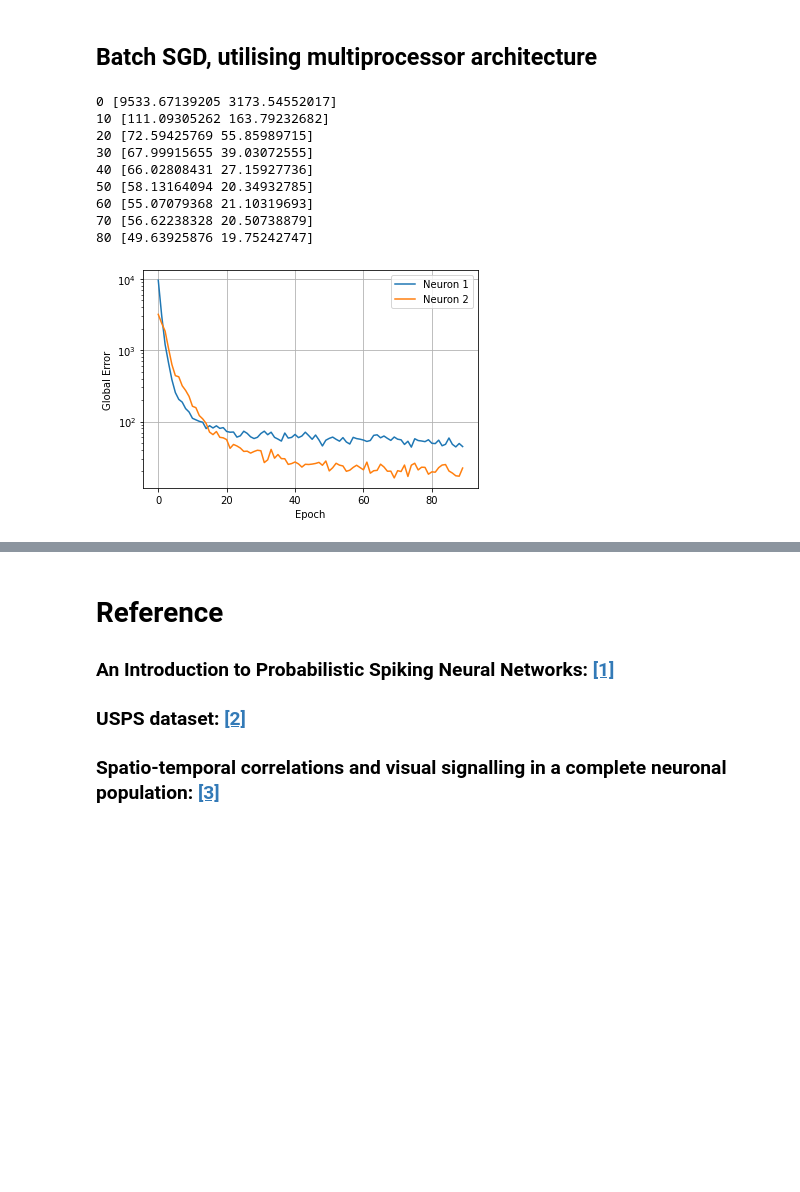
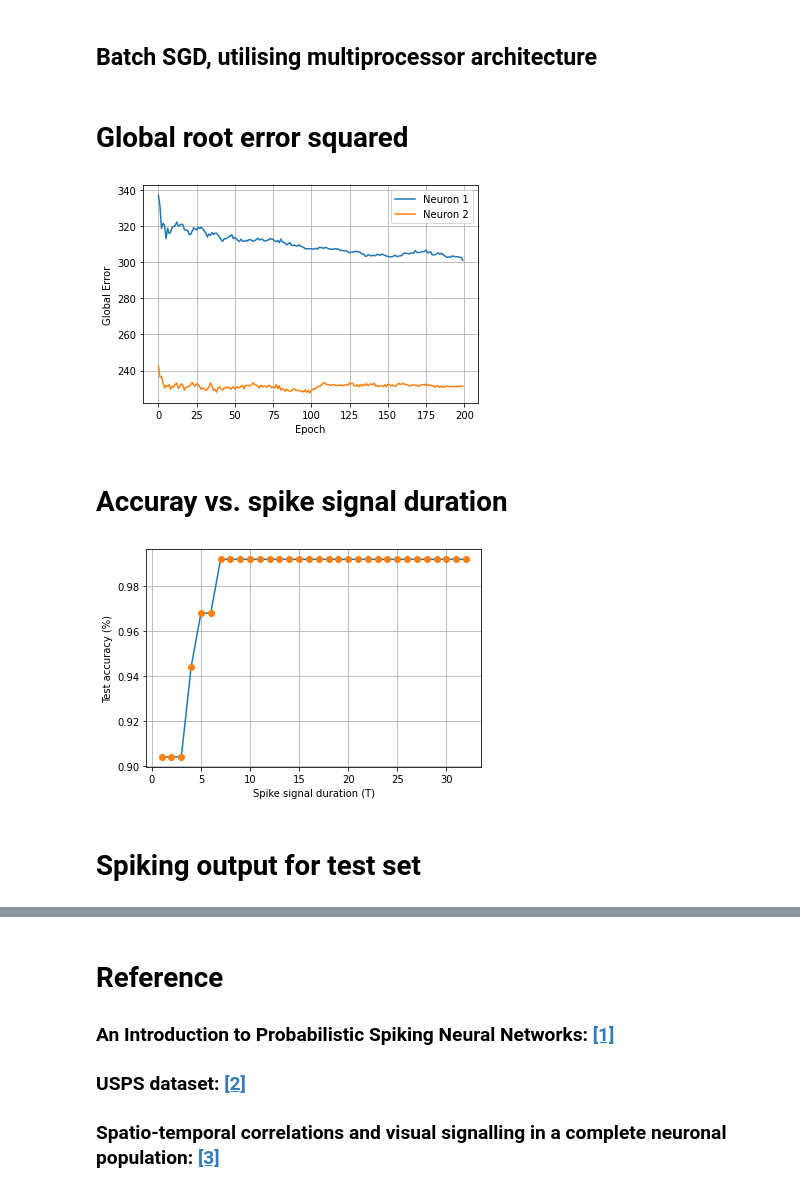
Before and after one commit to rpazuki/snn.tutorial, a Jupyter notebook: fully.obseverd.models.ipynb, the cells around one changed output, grey strips where cells are left out. Cells and saved outputs as stored; diff of their text form; code cells hidden in the pictures; blank space fills up the shorter version.

```diff
--- a/fully.obseverd.models.ipynb
+++ b/fully.obseverd.models.ipynb
@@ -817,11 +831,11 @@ for j in [0,1]:
 ## Batch SGD, utilising multiprocessor architecture
 # %%
 # lerning rate
-etas = [0.3, 0.3]
+etas = [0.5, 0.5]
 # maximum epoch
-epoch = 90
+epoch = 200
 # batch size
-batch_size = 100
+batch_size = 20
 
 global_errors = np.zeros((neuron_numbers, epoch))
 # A single neuron finds it MLE gradiants
@@ -833,13 +847,8 @@ def parallel_learning(args):
     eta = args[3]
     batch_len = images.shape[0]
     errors = np.zeros(batch_len)
-    for i in  range(batch_len):
-        image = images[i, :, :]
-        label = labels[i, :]
-        _, errs = neuron.update(image, label, eta)
-        errors[i] = np.sum(errs**2)
-
-    return (neuron, errors)
+    ui, errs = neuron.batch_update(images, labels, eta, batch_len)
+    return (neuron, errs, ui)
 
 
 
@@ -851,8 +860,6 @@ for i in range(neuron_numbers):
     network += [init_neuron(i)]
 
 for epo in range(epoch):
-    #if epo % 10 == 0:
-    #    print(f"epoch={epo}")
 
     #shuffle the training set at the start of each epoch
     np.random.shuffle(image_indices)
@@ -861,29 +868,14 @@ for epo in range(epoch):
         batch_indices = list(range(i_start, min(i_start+batch_size, train_size)))
         images = trainset[batch_indices, :, :]
         labels = train_y[:, batch_indices, :]
-        #params = [(labels[i, :, :], images, network[i], etas[i]/((epo//5)+1)) for i in range(neuron_numbers)]
-        params = [(labels[i, :, :], images, network[i], etas[i]/ np.sqrt(1 + 10*epo)) for i in range(neuron_numbers)]
-        #params = [(labels[i, :, :], images, network[i], etas[i]/ (1 + epo) for i in range(neuron_numbers)]
+        params = [(labels[i, :, :], images, network[i], etas[i]/ (1 + epo)) for i in range(neuron_numbers)]
 
         with Pool(neuron_numbers) as pool:
             parallel_result = pool.map(parallel_learning, params)
 
         for i in range(neuron_numbers):
-            neuron, err = parallel_result[i]
+            neuron, err, ui = parallel_result[i]
             errors[i] += np.sum(err)
             network[i] = neuron
 
     global_errors[:, epo] = errors
-
-    if epo % 10 == 0:
-        print(epo, global_errors[:, epo])
-# %% [output]
-0 [9533.67139205 3173.54552017]
-10 [111.09305262 163.79232682]
-20 [72.59425769 55.85989715]
-30 [67.99915655 39.03072555]
-40 [66.02808431 27.15927736]
-50 [58.13164094 20.34932785]
-60 [55.07079368 21.10319693]
-70 [56.62238328 20.50738879]
-80 [49.63925876 19.75242747]
@@ -962,14 +882,53 @@ for epo in range(epoch):
+# %% [markdown]
+# Global root error squared
 # %%
 plt.plot(np.abs(global_errors[0, :]), label="Neuron 1")
 plt.plot(np.abs(global_errors[1, :]), label="Neuron 2")
 plt.xlabel("Epoch")
 plt.ylabel("Global Error")
-plt.yscale("log")
 plt.grid()
 plt.legend()
 plt.show()
 # %% [output]
-[figure, old version]
+[figure, new version]
+# %% [markdown]
+# Accuray vs. spike signal duration
+# %%
+def moving_average(x, w):
+    return np.convolve(x, np.ones(w), 'valid') / w
+
+n1 = network[0]
+n2 = network[1]
+p = 1/Freq
+
+accuracies = np.zeros(T)
+for t in range(1, T+1):
+    TP = 0
+    for image_index in range(test_size):
+        image  = testset[image_index,:,:]
+
+        label = y2_te[image_index]
+
+        pred_1 = np.mean(moving_average(n1.spikes_f(image)[:t], Freq))
+        pred_2 = np.mean(moving_average(n2.spikes_f(image)[:t], Freq))
+        #print(label, pred_1, pred_2)
+        if np.abs(p - pred_1) < np.abs(p - pred_2) and label == 1:
+            TP  += 1
+        elif np.abs(p - pred_1) > np.abs(p - pred_2) and label == 7:
+            TP  += 1
+    accuracies[t-1] = TP/test_size
+
+
+plt.plot(range(1, T+1), accuracies)
+plt.plot(range(1, T+1), accuracies, 'o')
+plt.xlabel("Spike signal duration (T)")
+plt.ylabel("Test accuracy (%)")
+plt.grid()
+plt.show()
+# %% [output]
+[figure, added]
+# %% [markdown]
+# Spiking output for test set
 # %%
 n1 = network[0]
 n2 = network[1]
```
Also changed, not shown: parts of 21 cells of this notebook.
